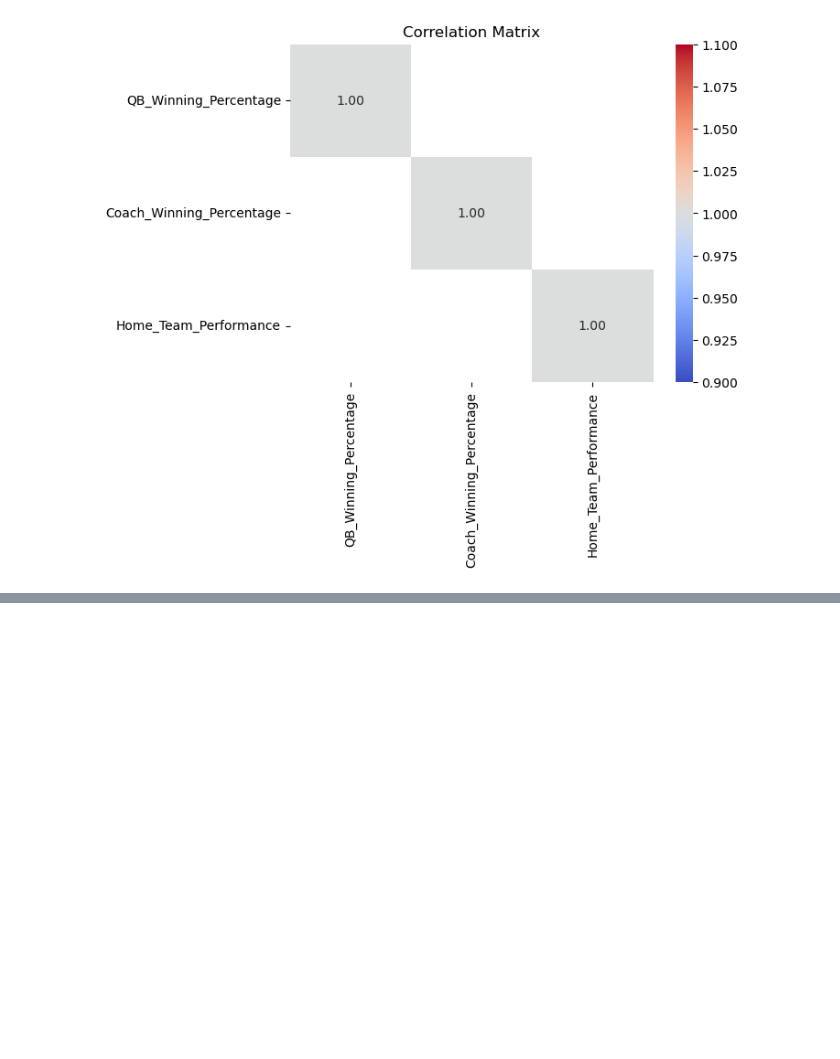
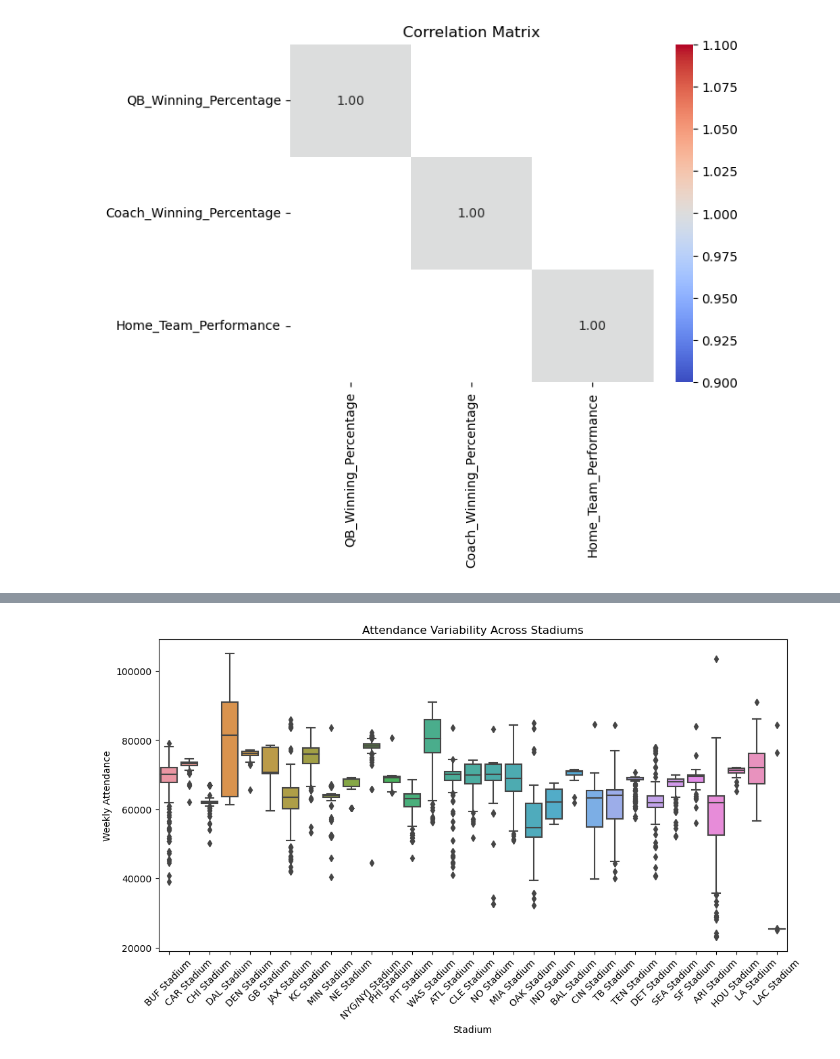
Before and after one commit to BrylliDTU/social_data, a Jupyter notebook: brynjar.ipynb, the cells around one changed output, grey strips where cells are left out. Cells and saved outputs as stored; diff of their text form; code cells hidden in the pictures; blank space fills up the shorter version.

```diff
--- a/brynjar.ipynb
+++ b/brynjar.ipynb
@@ -492,0 +668,2 @@ Home_Team_Performance                       1.0
+# %%
+result = final_data[["game_id","season","week","gameday","weekday","wind","temp","home_team","away_team","home_score","away_score","stadium","weekly_attendance","team_abbr","team_name","longitude","latitude"]]
@@ -492,0 +858,10 @@ Home_Team_Performance                       1.0
+# %%
+plt.figure(figsize=(12, 6))
+sns.boxplot(data=result, x='stadium_name', y='weekly_attendance')
+plt.xticks(rotation=45)
+plt.title('Attendance Variability Across Stadiums')
+plt.xlabel('Stadium')
+plt.ylabel('Weekly Attendance')
+plt.show()
+# %% [output]
+[figure, added]
```
Also changed, not shown: parts of 38 cells of this notebook.
